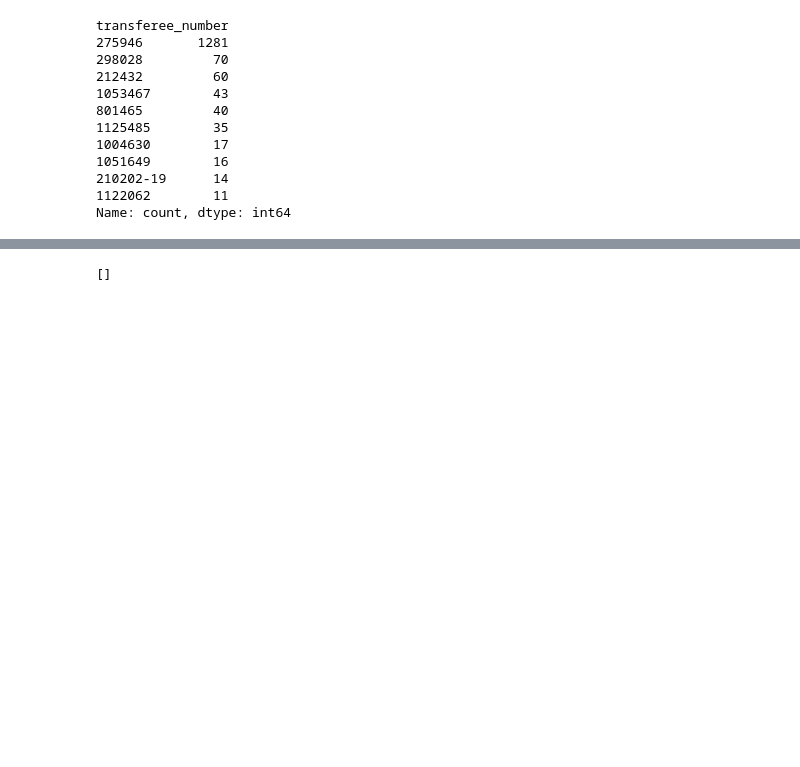
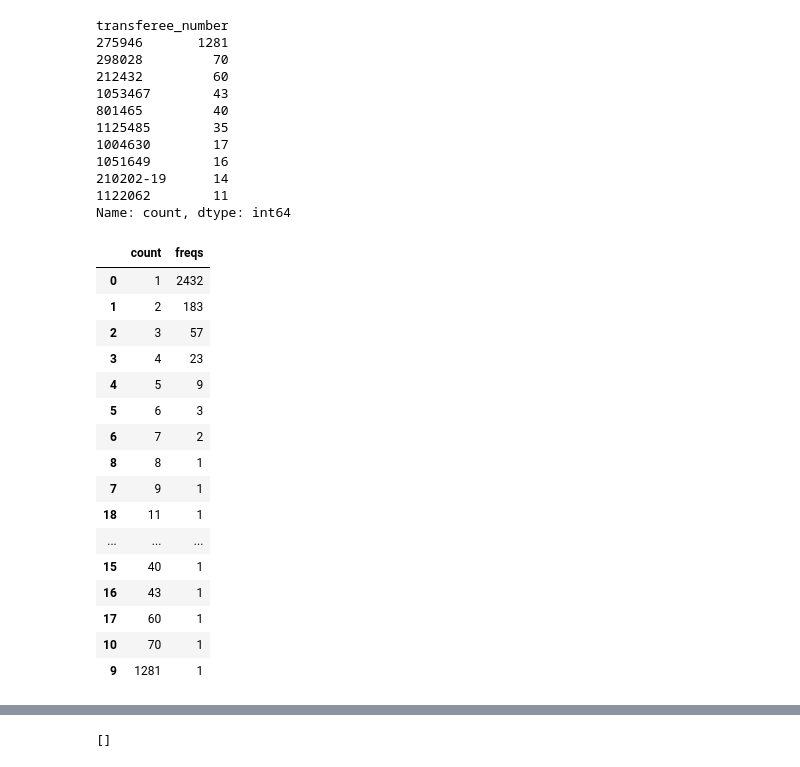
Before and after one commit to dataactivists/charity_commission_register, a Jupyter notebook: code/charity_commission.ipynb, the cells around one changed output, grey strips where cells are left out. Saved outputs shown, nothing was run; the diff lists cells and outputs as text; code cells hidden in the pictures; blank space fills up the shorter version.

```diff
--- a/code/charity_commission.ipynb
+++ b/code/charity_commission.ipynb
@@ -276,3 +288,27 @@ transferee_number
 210202-19      14
 1122062        11
 Name: count, dtype: int64
+# %%
+transferee_freqs = df['transferee_number'].value_counts().value_counts().reset_index(name='freqs')
+
+transferee_freqs = transferee_freqs.sort_values(by='count')
+
+transferee_freqs
+# %% [output]
+|  | count | freqs |
+| 0 | 1 | 2432 |
+| 1 | 2 | 183 |
+| 2 | 3 | 57 |
+| 3 | 4 | 23 |
+| 4 | 5 | 9 |
+| 5 | 6 | 3 |
+| 6 | 7 | 2 |
+| 8 | 8 | 1 |
+| 7 | 9 | 1 |
+| 18 | 11 | 1 |
+| ... | ... | ... |
+| 15 | 40 | 1 |
+| 16 | 43 | 1 |
+| 17 | 60 | 1 |
+| 10 | 70 | 1 |
+| 9 | 1281 | 1 |
```
Also changed, not shown: parts of 12 cells of this notebook.
